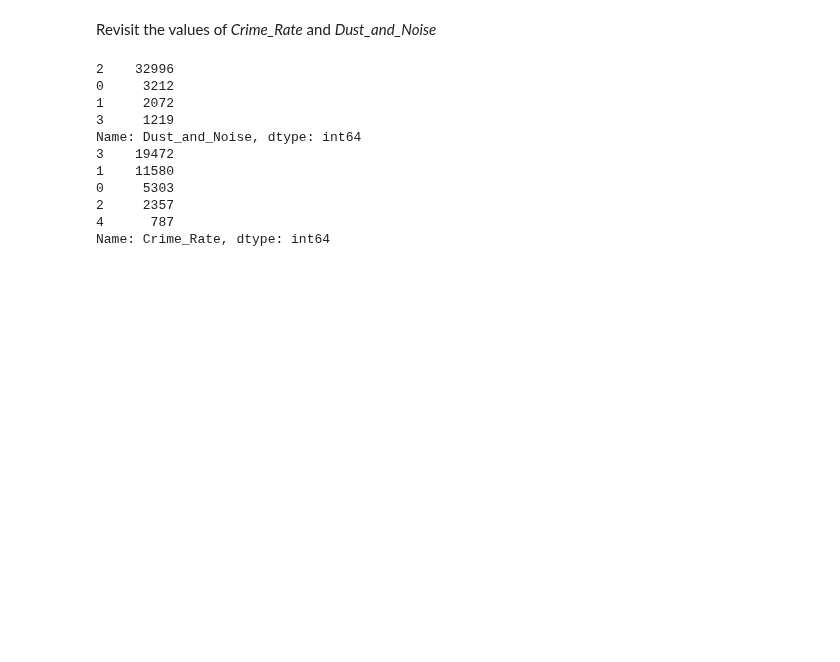
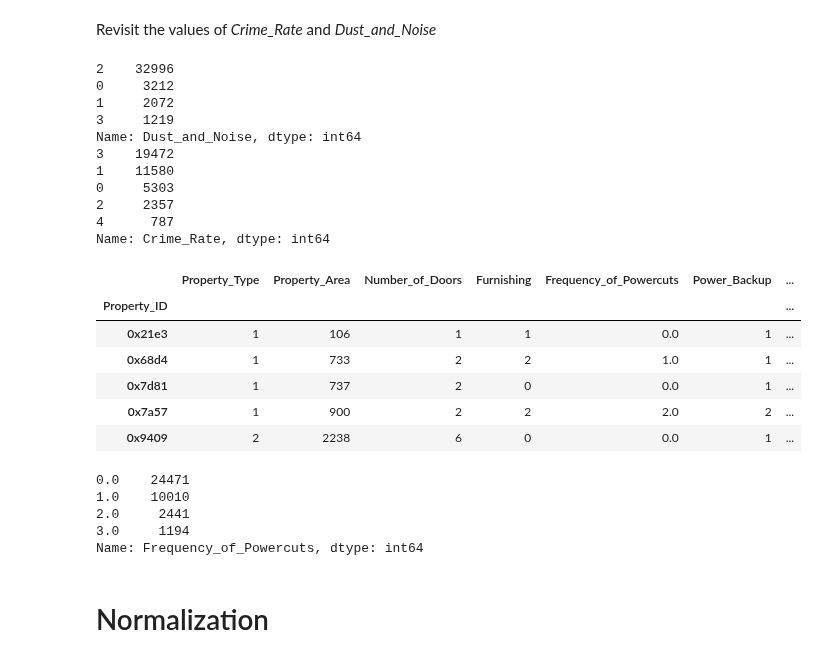
Before and after one commit to senbagaraman04/ml-basics, a Jupyter notebook: 2022/Hackerearth/ML-house/dataset/new_13Aug.ipynb, the cells around one changed output. Saved outputs shown, nothing was run; the diff lists cells and outputs as text; code cells hidden in the pictures; blank space fills up the shorter version.

```diff
--- a/2022/Hackerearth/ML-house/dataset/new_13Aug.ipynb
+++ b/2022/Hackerearth/ML-house/dataset/new_13Aug.ipynb
@@ -261,6 +288,16 @@ Name: Dust_and_Noise, dtype: int64
 2     2357
 4      787
 Name: Crime_Rate, dtype: int64
+# %%
+df.head()
+# %% [output]
+|  | Property_Type | Property_Area | Number_of_Doors | Furnishing | Frequency_of_Powercuts | Power_Backup | ... |
+| Property_ID |  |  |  |  |  |  | ... |
+| 0x21e3 | 1 | 106 | 1 | 1 | 0.0 | 1 | ... |
+| 0x68d4 | 1 | 733 | 2 | 2 | 1.0 | 1 | ... |
+| 0x7d81 | 1 | 737 | 2 | 0 | 0.0 | 1 | ... |
+| 0x7a57 | 1 | 900 | 2 | 2 | 2.0 | 2 | ... |
+| 0x9409 | 2 | 2238 | 6 | 0 | 0.0 | 1 | ... |
 # %%
 #Now Drop the target colum from the dataset for modelling
 
@@ -268,3 +305,13 @@ df.dropna(axis=0, subset=['Habitability_score'], inplace=True)
 
 y = df['Habitability_score']
 df.drop(['Habitability_score'], axis=1, inplace=True)
+# %%
+df['Frequency_of_Powercuts'].value_counts()
+# %% [output]
+0.0    24471
+1.0    10010
+2.0     2441
+3.0     1194
+Name: Frequency_of_Powercuts, dtype: int64
+# %% [markdown]
+# Normalization
```
Also changed, not shown: parts of 15 cells of this notebook, 1 other file.
